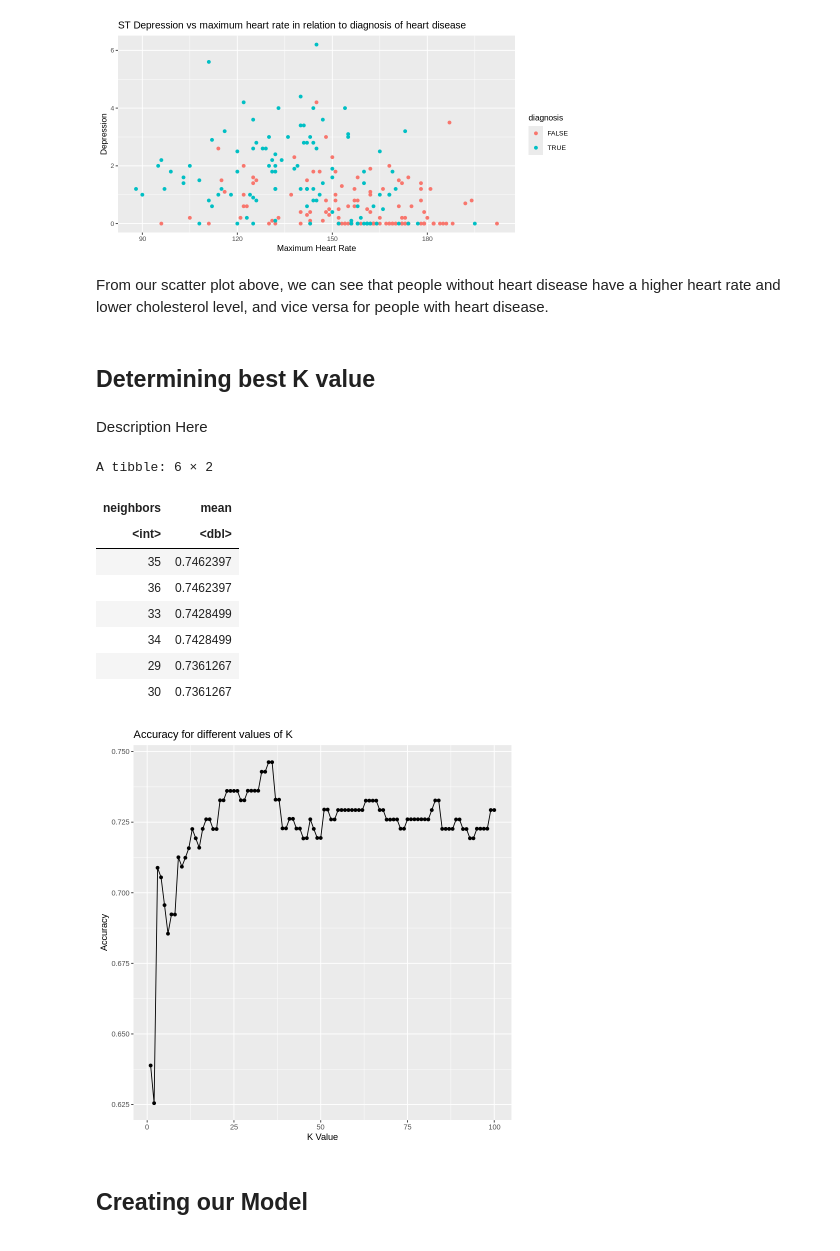
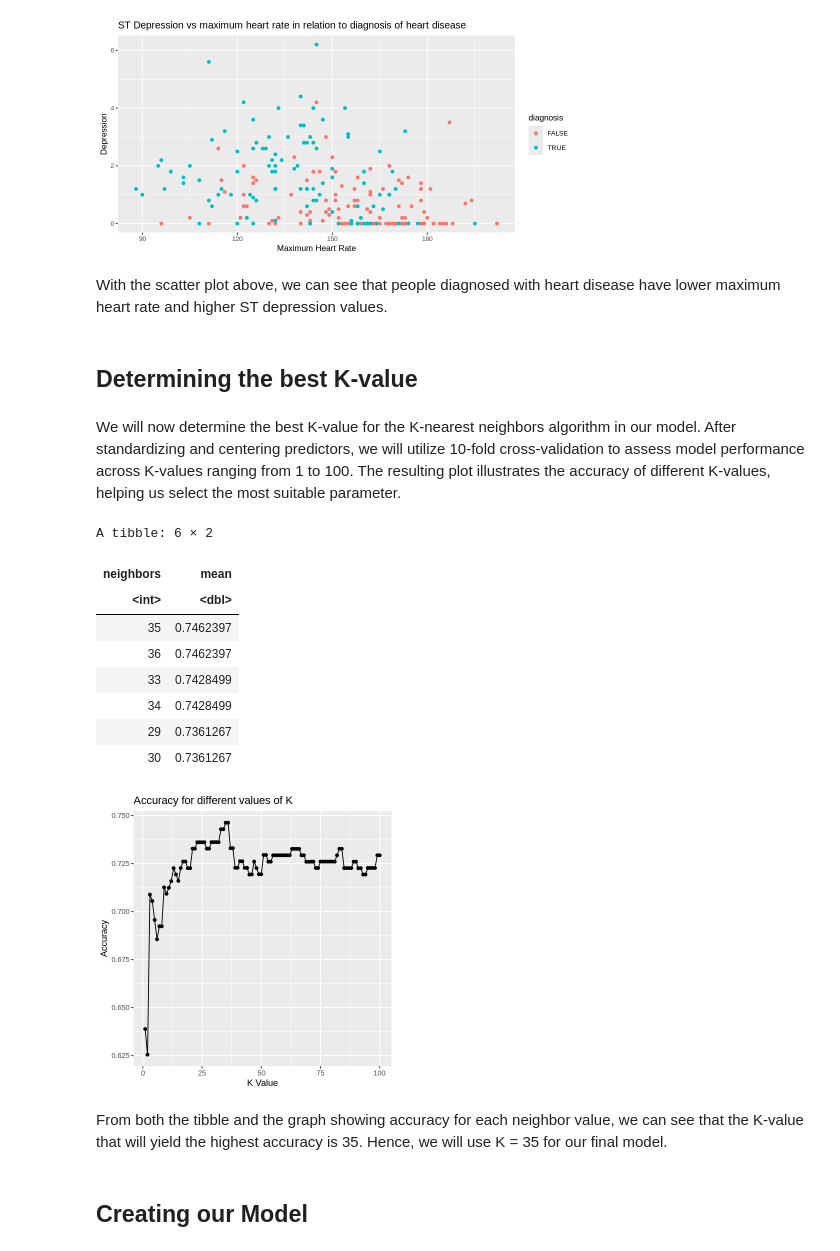
Before and after one commit to Git-Aarya/Heart-Disease-Predictor, a Jupyter notebook: project_proposal_analysis.ipynb, the cells around one changed output. Cells and saved outputs as stored; diff of their text form; code cells hidden in the pictures.

```diff
--- a/project_proposal_analysis.ipynb
+++ b/project_proposal_analysis.ipynb
@@ -203,5 +205,13 @@ example_formula
 # %%
 set.seed(0)
+
+cleveland_subset <- cleveland_data |>
+        select(diagnosis, cholesterol, heart_rate, age, st_depression, blood_pressure)
+
+names <- cleveland_subset |>
+        select(-diagnosis) |>
+        colnames()
+
 # create an empty tibble to store the results
 accuracies <- tibble(size = integer(),
                      model_string = character(),
@@ -230,7 +240,7 @@ for (i in 1:n_total) {
     for (j in 1:length(names)) {
         # create a model string for this combination of predictors
         preds_new <- c(selected, names[[j]])
-        model_string <- paste("diagnosis", "~", paste(preds_new, collapse="+"))
+        model_string <- paste("diagnosis", "~", paste(preds_new, collapse=" + "))
 
         # create a recipe from the model string
         hd_fs_recipe <- recipe(as.formula(model_string),
@@ -262,3 +272,4 @@ for (i in 1:n_total) {
     names <- names[-jstar]
 }
 accuracies_arranged <- accuracies |> arrange(desc(accuracy))
+accuracies_arranged
@@ -318,47 +333,58 @@ bp_scatter
 # %% [output]
 [figure]
 # %% [markdown]
-From our scatter plot above, we can see that people without heart disease have a higher heart rate and lower cholesterol level, and vice versa for people with heart disease.
+With the scatter plot above, we can see that people diagnosed with heart disease have lower maximum heart rate and higher ST depression values.
 # %% [markdown]
-## Determining best K value
+## Determining the best K-value
 # %% [markdown]
-Description Here
+We will now determine the best K-value for the K-nearest neighbors algorithm in our model. After standardizing and centering predictors, we will utilize 10-fold cross-validation to assess model performance across K-values ranging from 1 to 100. The resulting plot illustrates the accuracy of different K-values, helping us select the most suitable parameter.
 # %%
 set.seed(0)
-dep_recipe <- recipe(diagnosis ~ st_depression + heart_rate, data = cleveland_train) |> step_scale(all_predictors()) |> step_center(all_predictors())
+dep_recipe <- recipe(diagnosis ~ st_depression + heart_rate, data = cleveland_train) |>
+            step_scale(all_predictors()) |>
+            step_center(all_predictors())
+
 dep_tune_spec <- nearest_neighbor(weight_func = "rectangular", neighbors = tune()) |>
-  set_engine("kknn") |>
-  set_mode("classification")
+            set_engine("kknn") |>
+            set_mode("classification")
 
 dep_vfold <- vfold_cv(cleveland_train, v = 10, strata = diagnosis)
+
 gridvals <- tibble(neighbors = c(1:100))
 
 dep_wkflw <- workflow() |>
-      add_recipe(dep_recipe) |>
-      add_model(dep_tune_spec) |>
-      tune_grid(resamples = hd_vfold, grid = gridvals) |>
-      collect_metrics() |>
-      filter(.metric == "accuracy") |>
-      select(neighbors, mean) |>
-      arrange(desc(mean))
+          add_recipe(dep_recipe) |>
+          add_model(dep_tune_spec) |>
+          tune_grid(resamples = hd_vfold, grid = gridvals) |>
+          collect_metrics() |>
+          filter(.metric == "accuracy") |>
+          select(neighbors, mean) |>
+          arrange(desc(mean))
+
 head(dep_wkflw)
 
+options(repr.plot.height = 5, repr.plot.width = 5)
 
-options(repr.plot.height = 7, repr.plot.width = 7)
-dep_result_plot <- dep_wkflw |> ggplot(aes(x = neighbors, y = mean)) + geom_point() + geom_line() +
-labs(x = "K Value", y = "Accuracy") + ggtitle("Accuracy for different values of K")
+dep_result_plot <- dep_wkflw |>
+        ggplot(aes(x = neighbors, y = mean)) +
+        geom_point() +
+        geom_line() +
+        labs(x = "K Value", y = "Accuracy") +
+        ggtitle("Accuracy for different values of K")
 dep_result_plot
 # %% [output]
 A tibble: 6 × 2
 | neighbors | mean |
 | <int> | <dbl> |
 | 35 | 0.7462397 |
 | 36 | 0.7462397 |
 | 33 | 0.7428499 |
 | 34 | 0.7428499 |
 | 29 | 0.7361267 |
 | 30 | 0.7361267 |
-[figure, old version]
+[figure, new version]
+# %% [markdown]
+From both the tibble and the graph showing accuracy for each neighbor value, we can see that the K-value that will yield the highest accuracy is 35. Hence, we will use K = 35 for our final model.
 # %% [markdown]
 ## Creating our Model
 # %% [markdown]
```
Also changed, not shown: parts of 25 cells of this notebook.
